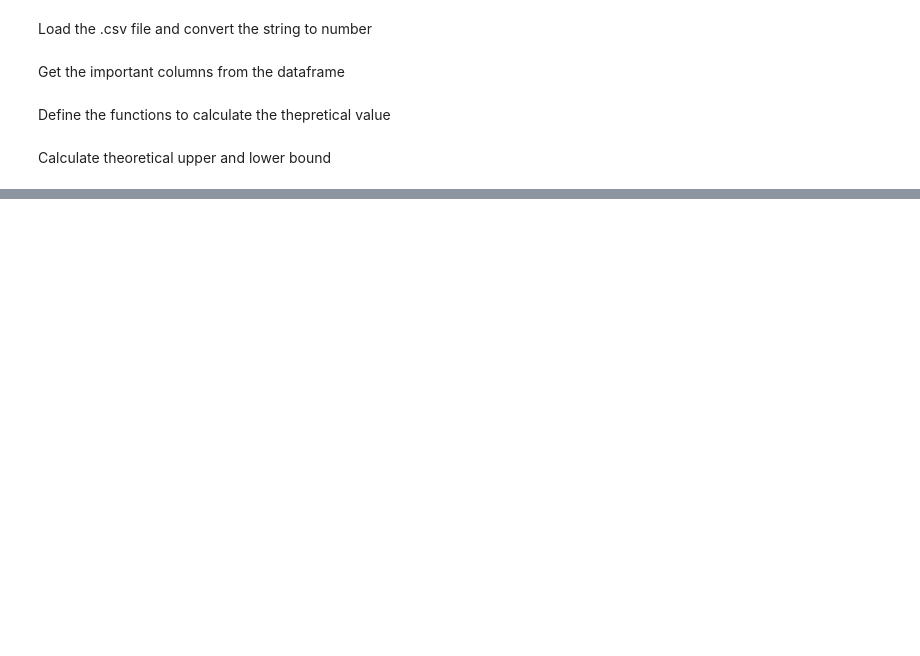
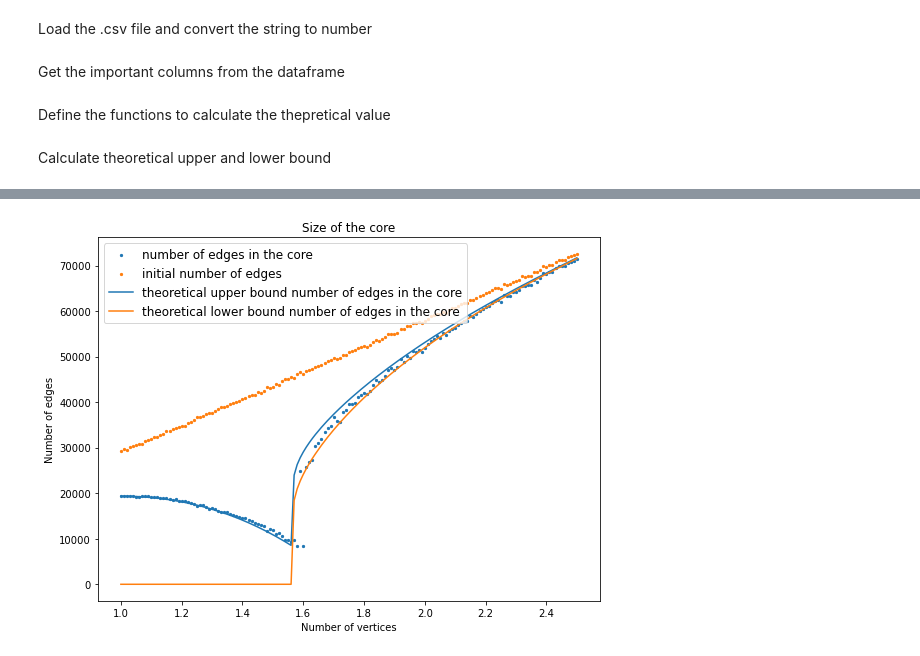
Before and after one commit to soumikdt/Edge-Collapse-On-Random-Clique-Complex, a Jupyter notebook: visual.ipynb, the cells around one changed output, grey strips where cells are left out. Cells and saved outputs as stored; diff of their text form; code cells hidden in the pictures; blank space fills up the shorter version.

```diff
--- a/visual.ipynb
+++ b/visual.ipynb
@@ -65,0 +112,36 @@ plt.show()
+# %%
+# Read data from CSV file
+df = pd.read_csv('edgecol_output_data_n=1500.csv') #change file name according to need
+
+table =  df.iloc[:, 1].apply(lambda x: [int(i) for i in x.strip('[]').split(', ')])
+
+n_vertex =  [lst[2] for lst in table]
+
+m_final =  [lst[-6] for lst in table]
+
+m_initial =  [lst[3] for lst in table]
+
+cval = df.iloc[:, 0]
+
+cval = cval.tolist()
+# %%
+n=1500 # change accordingly
+
+m_ub = [gamma(c)[2]*expedge(n,c) for c in cval]
+
+m_lb = [gamma(c)[1]*expedge(n,c) for c in cval]
+# %%
+# Plotting the data
+plt.figure(figsize=(8, 6))  # Adjust the figure size as needed
+plt.scatter(cval, m_final, s=5, label = 'number of edges in the core')
+plt.scatter(cval, m_initial, s=5, label = 'initial number of edges')
+plt.plot(cval, m_ub, label = 'theoretical upper bound number of edges in the core')
+plt.plot(cval, m_lb, label = 'theoretical lower bound number of edges in the core')
+plt.title('Size of the core')
+plt.xlabel('Number of vertices')
+plt.ylabel('Number of edges')
+plt.legend(fontsize='large')
+plt.tight_layout()  # Adjust layout to prevent clipping of labels
+plt.show()
+# %% [output]
+[figure, added]
```
Also changed, not shown: parts of 11 cells of this notebook.
